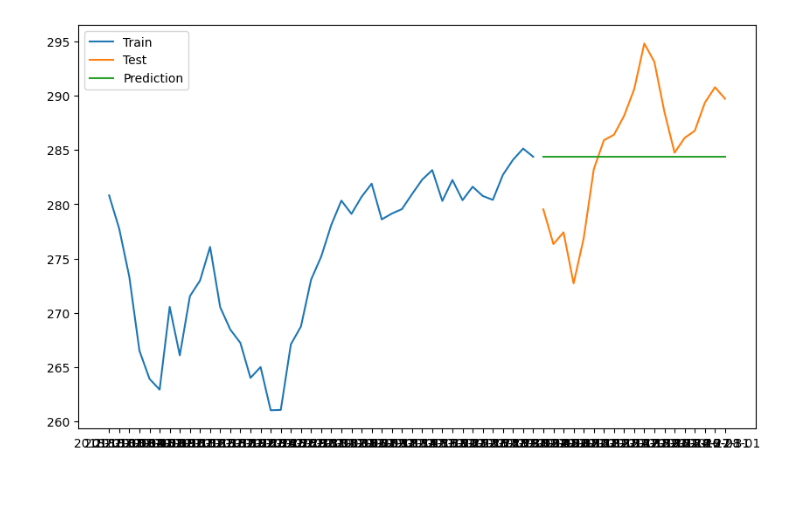
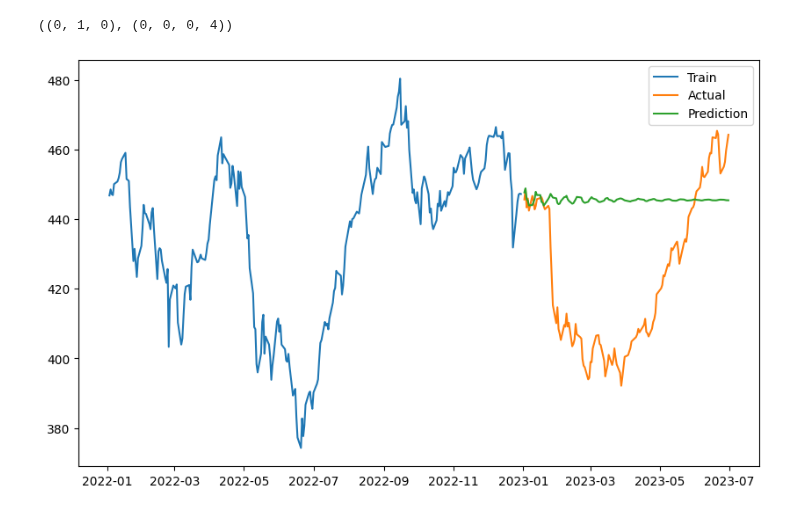
Before and after one commit to pagar22/laxmi-chit-fund, a Jupyter notebook: notebooks/arima.ipynb, the cells around one changed output. Saved outputs shown, nothing was run; the diff lists cells and outputs as text; code cells hidden in the pictures; blank space fills up the shorter version.

Commit message:
checkpoint: arima returns test

```diff
--- a/notebooks/arima.ipynb
+++ b/notebooks/arima.ipynb
@@ -18,12 +19,13 @@ from statsmodels.tsa.arima.model import ARIMA
 from sklearn.metrics import mean_absolute_error, mean_squared_error
 # %%
 exchange_token = "10939" # Nippon India ETF Nifty Next 50 Junior BeES
-quarter_end = "2019-03-31"
-quarter_start = "2019-01-01"
-one_year_rolling = (pd.to_datetime(quarter_start) - pd.DateOffset(months=3)).strftime("%Y-%m-%d")
-one_year_rolling
+quarter_end = "2023-06-30"
+quarter_start = "2023-01-01"
+quarter_prev = (pd.to_datetime(quarter_start) - pd.DateOffset(years=1)).strftime("%Y-%m-%d")
+quarter_prev
 
-params = {"start_date": one_year_rolling , "end_date": quarter_start}
+params = {"start_date": quarter_prev , "end_date": quarter_start}
 candles = requests.get(f"{BASE_URL}/tickers/{exchange_token}/candles", params=params).json()
-len(candles)
+actual_candles = requests.get(f"{BASE_URL}/tickers/{exchange_token}/candles", params={"start_date": quarter_start, "end_date": quarter_end}).json()
+len(candles), len(actual_candles)
 # %% [output]
@@ -31,5 +33,11 @@ len(candles)
 # %%
 df = pd.DataFrame.from_dict(candles, orient="index")
+df.index = pd.to_datetime(df.index)
+df_actual = pd.DataFrame.from_dict(actual_candles, orient="index")
+df_actual.index = pd.to_datetime(df_actual.index)
+
 df_close = df["close"].to_frame()
 df_close.head()
+
+df.head()
 # %% [output]
@@ -103,9 +50,21 @@ Name: predicted_mean, dtype: float64
+# %%
+m = 4
+auto_model = auto_arima(df_close, seasonal=True, m=m)
+best_order = auto_model.get_params()["order"]
+best_seasonal_order = auto_model.get_params()["seasonal_order"]
+best_order, best_seasonal_order
+# %% [output]
+((0, 1, 0), (0, 0, 0, 4))
+# %%
+model = ARIMA(df_close["close"], order=(8, 1, 7))
+model_fit = model.fit()
+forecast = model_fit.forecast(len(df_actual), alpha=0.05)
 # %%
 plt.figure(figsize=(10, 6))
-plt.plot(train.index, train, label="Train")
-plt.plot(test.index, test, label="Test")
-plt.plot(test.index, forecast, label="Prediction")
+plt.plot(df_close.index, df_close["close"], label="Train")
+plt.plot(df_actual.index, df_actual["close"], label="Actual")
+plt.plot(df_actual.index, forecast, label="Prediction")
 plt.legend()
 plt.show()
 # %% [output]
-[figure, old version]
+[figure, new version]
```
Also changed, not shown: parts of 13 cells of this notebook, 1 other file.
